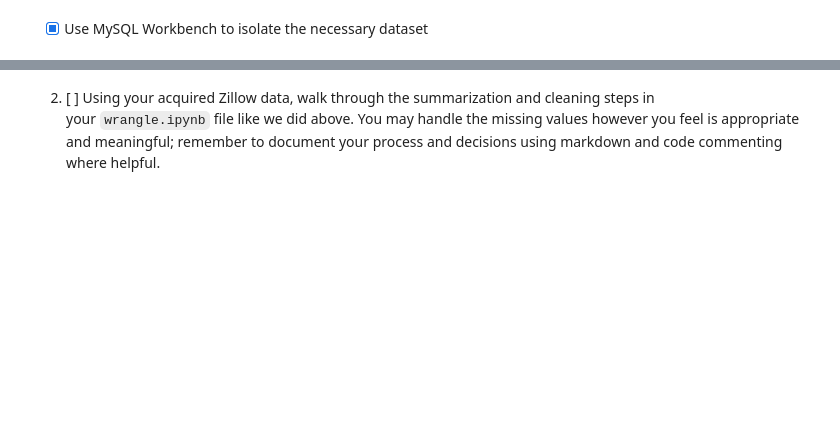
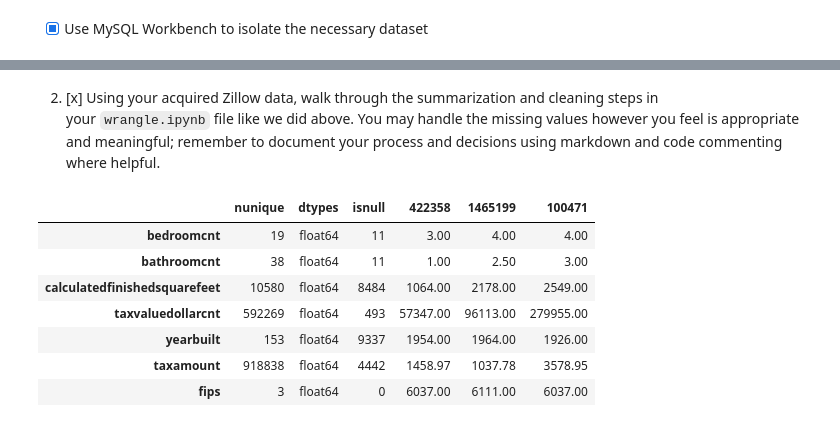
Before and after one commit to Michael-Nelson361/regression-exercises, a Jupyter notebook: wrangle.ipynb, the cells around one changed output, grey strips where cells are left out. Cells and saved outputs as stored; diff of their text form; code cells hidden in the pictures; blank space fills up the shorter version.

```diff
--- a/wrangle.ipynb
+++ b/wrangle.ipynb
@@ -29,2 +163,14 @@ WHERE propertylandusedesc = ("Single Family Residential")
 # %% [markdown]
-2. [ ] Using your acquired Zillow data, walk through the summarization and cleaning steps in your `wrangle.ipynb` file like we did above. You may handle the missing values however you feel is appropriate and meaningful; remember to document your process and decisions using markdown and code commenting where helpful.
+2. [x] Using your acquired Zillow data, walk through the summarization and cleaning steps in your `wrangle.ipynb` file like we did above. You may handle the missing values however you feel is appropriate and meaningful; remember to document your process and decisions using markdown and code commenting where helpful.
+# %%
+# check out the df using a personal function
+w.df_info(df,samples=3)
+# %% [output]
+|  | nunique | dtypes | isnull | 422358 | 1465199 | 100471 |
+| bedroomcnt | 19 | float64 | 11 | 3.00 | 4.00 | 4.00 |
+| bathroomcnt | 38 | float64 | 11 | 1.00 | 2.50 | 3.00 |
+| calculatedfinishedsquarefeet | 10580 | float64 | 8484 | 1064.00 | 2178.00 | 2549.00 |
+| taxvaluedollarcnt | 592269 | float64 | 493 | 57347.00 | 96113.00 | 279955.00 |
+| yearbuilt | 153 | float64 | 9337 | 1954.00 | 1964.00 | 1926.00 |
+| taxamount | 918838 | float64 | 4442 | 1458.97 | 1037.78 | 3578.95 |
+| fips | 3 | float64 | 0 | 6037.00 | 6111.00 | 6037.00 |
```
Also changed, not shown: parts of 56 cells of this notebook, 1 other file.
